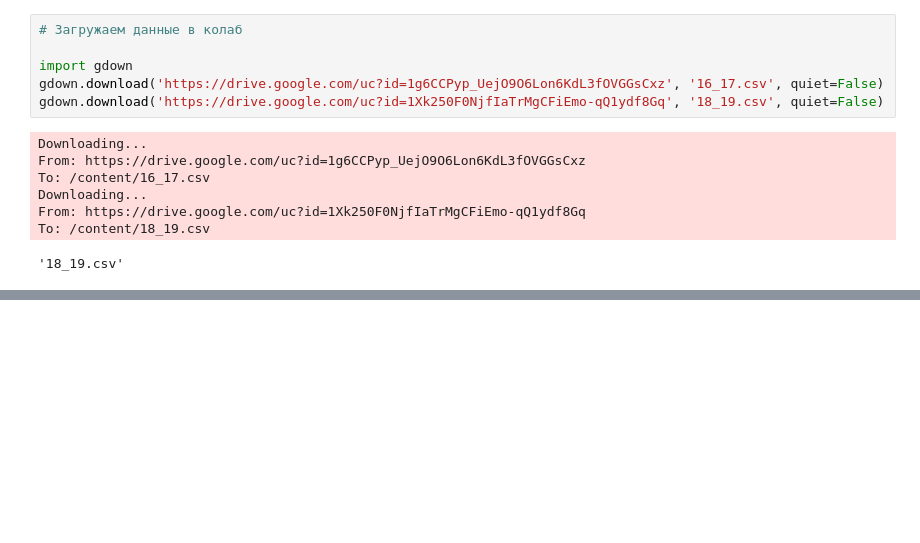
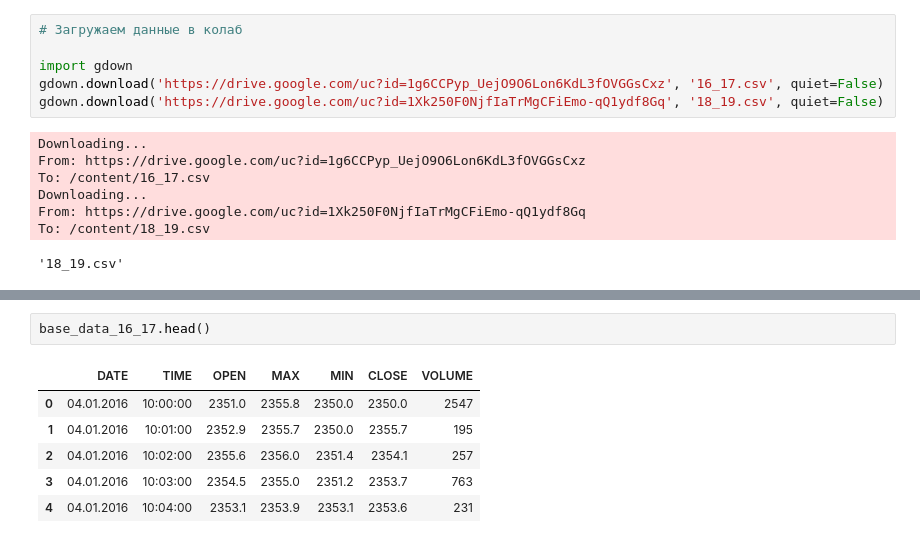
Before and after one commit to Igor-Belskiy/AI_University, a Jupyter notebook: Полносвязные_и_рекуррентные_нейронные_сети_для_прогнозирования_временных_рядов_(Light).ipynb, the cells around one changed output, grey strips where cells are left out. Saved outputs shown, nothing was run; the diff lists cells and outputs as text; blank space fills up the shorter version.

```diff
--- a/Полносвязные_и_рекуррентные_нейронные_сети_для_прогнозирования_временных_рядов_(Light).ipynb
+++ b/Полносвязные_и_рекуррентные_нейронные_сети_для_прогнозирования_временных_рядов_(Light).ipynb
@@ -47,0 +63,9 @@ To: /content/18_19.csv
+# %%
+base_data_16_17.head()
+# %% [output]
+|  | DATE | TIME | OPEN | MAX | MIN | CLOSE | VOLUME |
+| 0 | 04.01.2016 | 10:00:00 | 2351.0 | 2355.8 | 2350.0 | 2350.0 | 2547 |
+| 1 | 04.01.2016 | 10:01:00 | 2352.9 | 2355.7 | 2350.0 | 2355.7 | 195 |
+| 2 | 04.01.2016 | 10:02:00 | 2355.6 | 2356.0 | 2351.4 | 2354.1 | 257 |
+| 3 | 04.01.2016 | 10:03:00 | 2354.5 | 2355.0 | 2351.2 | 2353.7 | 763 |
+| 4 | 04.01.2016 | 10:04:00 | 2353.1 | 2353.9 | 2353.1 | 2353.6 | 231 |
```
Also changed, not shown: parts of 10 cells of this notebook.
